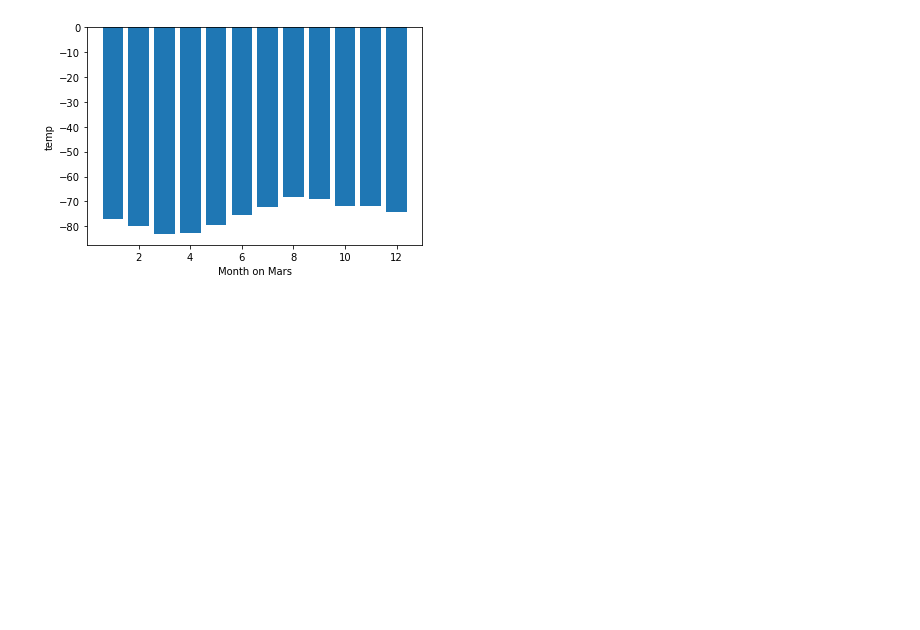
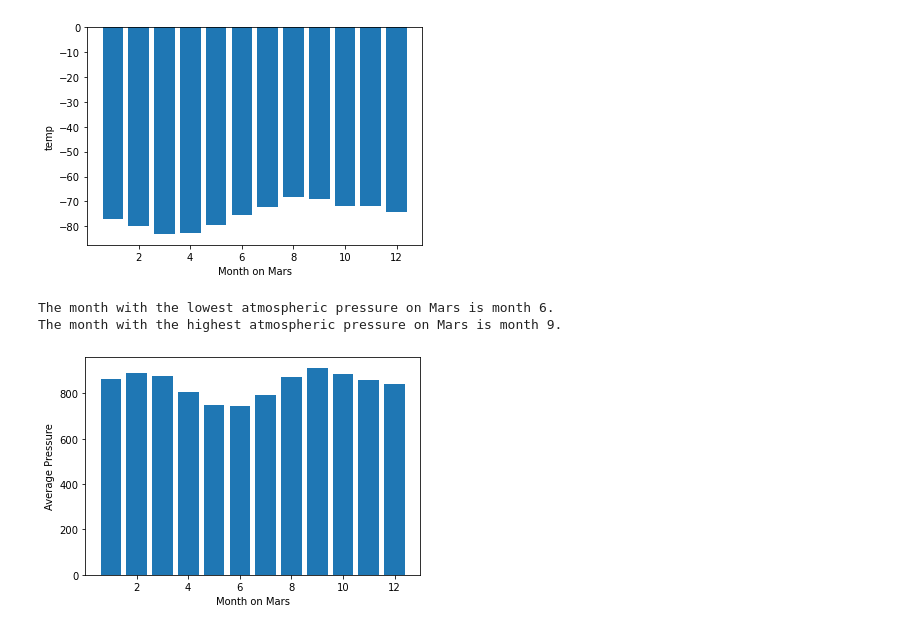
Before and after one commit to kealvarez/web-scraping-challenge, a Jupyter notebook: part_2_mars_weather.ipynb, the cells around one changed output. Saved outputs shown, nothing was run; the diff lists cells and outputs as text; code cells hidden in the pictures; blank space fills up the shorter version.

```diff
--- a/part_2_mars_weather.ipynb
+++ b/part_2_mars_weather.ipynb
@@ -143,3 +143,27 @@ plt.show()
 The coldest month on Mars is month 3.
 The warmest month on Mars is month 8.
 [figure]
+# %%
+# Which months have the lowest and the highest atmospheric pressure on Mars?
+
+lowest_pressure = mars_avg_weather_monthly['pressure'].min()
+# lowest_pressure
+lowest_pressure_month = mars_avg_weather_monthly['pressure'].idxmin()
+# lowest_pressure_month
+print(f"The month with the lowest atmospheric pressure on Mars is month {lowest_pressure_month}.")
+
+highest_pressure = mars_avg_weather_monthly['pressure'].max()
+# highest_pressure
+highest_pressure_month = mars_avg_weather_monthly['pressure'].idxmax()
+print(f"The month with the highest atmospheric pressure on Mars is month {highest_pressure_month}.")
+
+x = mars_avg_weather_monthly.index
+height = mars_avg_weather_monthly['pressure']
+plt.xlabel('Month on Mars')
+plt.ylabel('Average Pressure')
+plt.bar(x=x, height=height)
+plt.show()
+# %% [output]
+The month with the lowest atmospheric pressure on Mars is month 6.
+The month with the highest atmospheric pressure on Mars is month 9.
+[figure, added]
```
Also changed, not shown: parts of 2 cells of this notebook, 1 other file.
